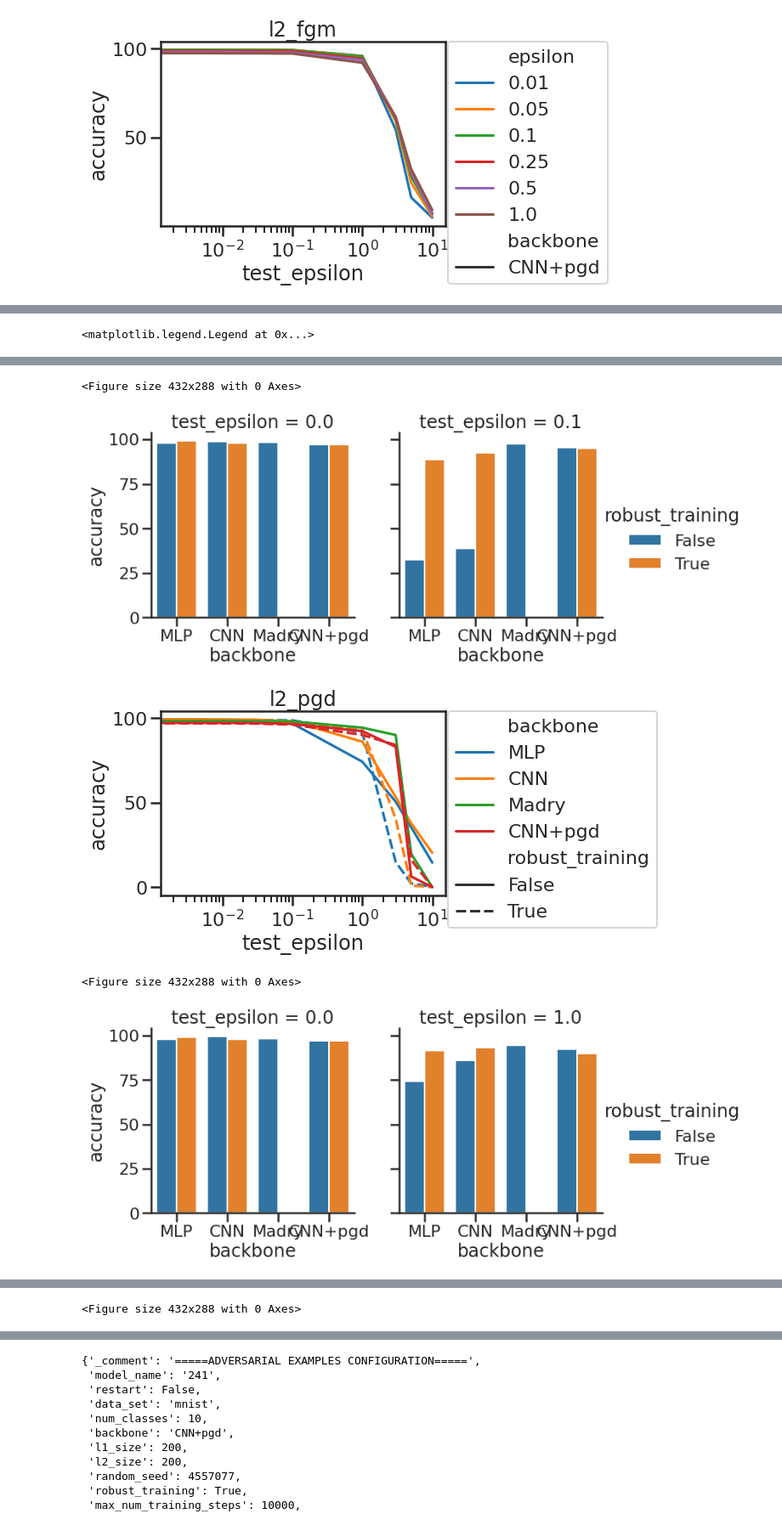
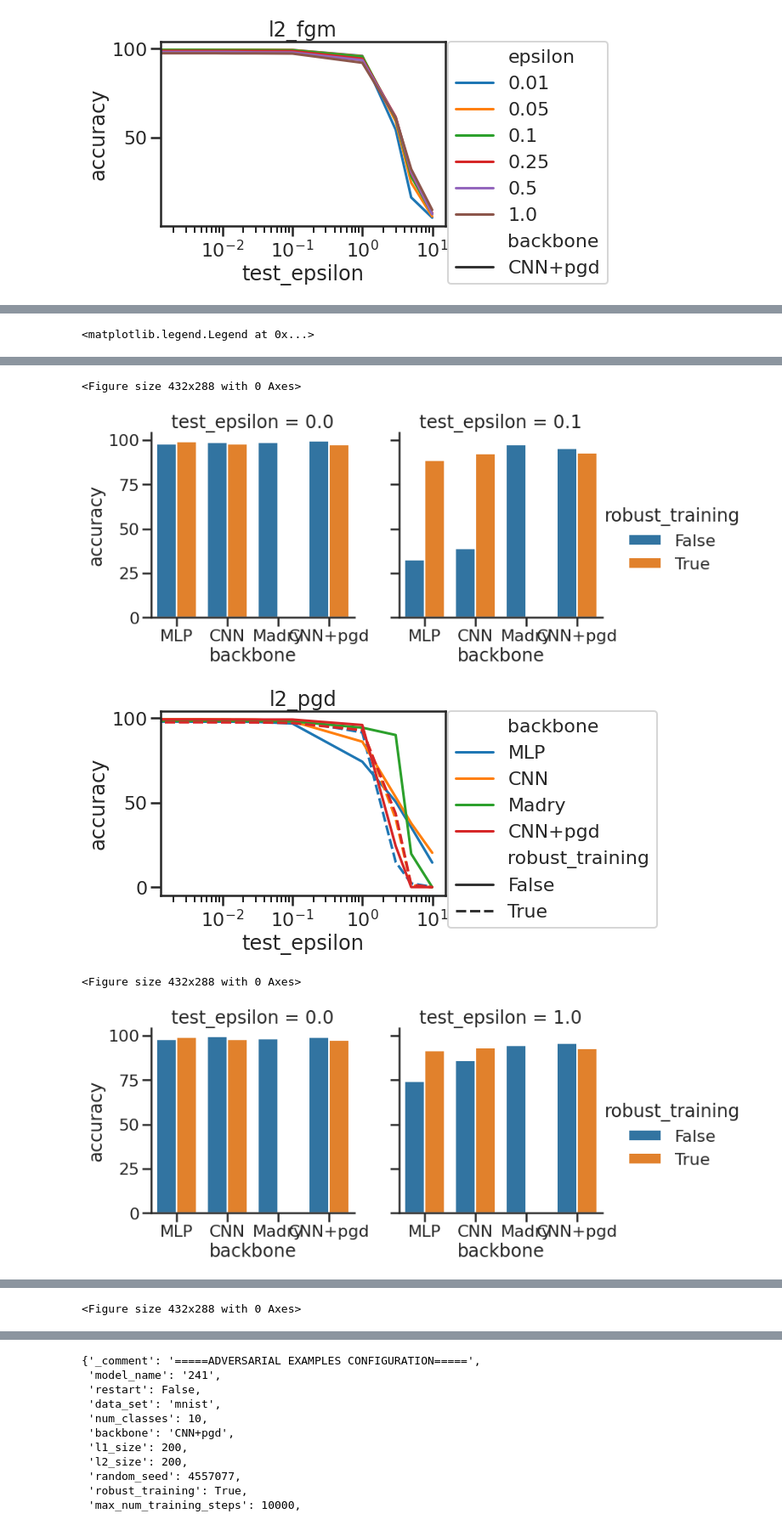
Before and after one commit to kimvc7/Robustness, a Jupyter notebook: notebooks/Pilot.ipynb, the cells around one changed output, grey strips where cells are left out. Shown at 85% size. Cells and saved outputs as stored; diff of their text form; code cells hidden in the pictures.

```diff
--- a/notebooks/Pilot.ipynb
+++ b/notebooks/Pilot.ipynb
@@ -3,7 +3,8 @@
 # %% [output]
 /om/user/xboix/src/adversarial/Robustness
 # %%
-results_dir = '/vast/robustness/'
+experiment_name = "mnist"
+results_dir = '/vast/robustness/' + experiment_name + '/'
 # %%
 import seaborn as sns
 sns.set_theme(style="ticks")
@@ -216,8 +217,8 @@ for backbone in backbones:
         best_acc = 0.0
         best_id = -1
         for id in ids:
-            #if (experiment_list[id]['backbone'] == 'CNN+pgd') and experiment_list[id]["epsilon_pgd_training"] == 0.3:
-            #    continue
+            if (experiment_list[id]['backbone'] == 'CNN+pgd') and experiment_list[id]["epsilon_pgd_training"] == 0.3:
+                continue
             acc = 0.0
             for attack in [name_attacks[0]]:
                 with open(results_dir + experiment_list[id]['model_name'] + '/results/acc_' + 'val' + '_' +
@@ -298,5 +299,5 @@ plt.legend(bbox_to_anchor=(1.01, 1),borderaxespad=0)
 <Figure size 432x288 with 0 Axes>
-[figure, old version]
+[figure, new version]
-[figure, old version]
+[figure, new version]
 <Figure size 432x288 with 0 Axes>
-[figure, old version]
+[figure, new version]
```
Also changed, not shown: parts of 2 cells of this notebook, 11 other files.
